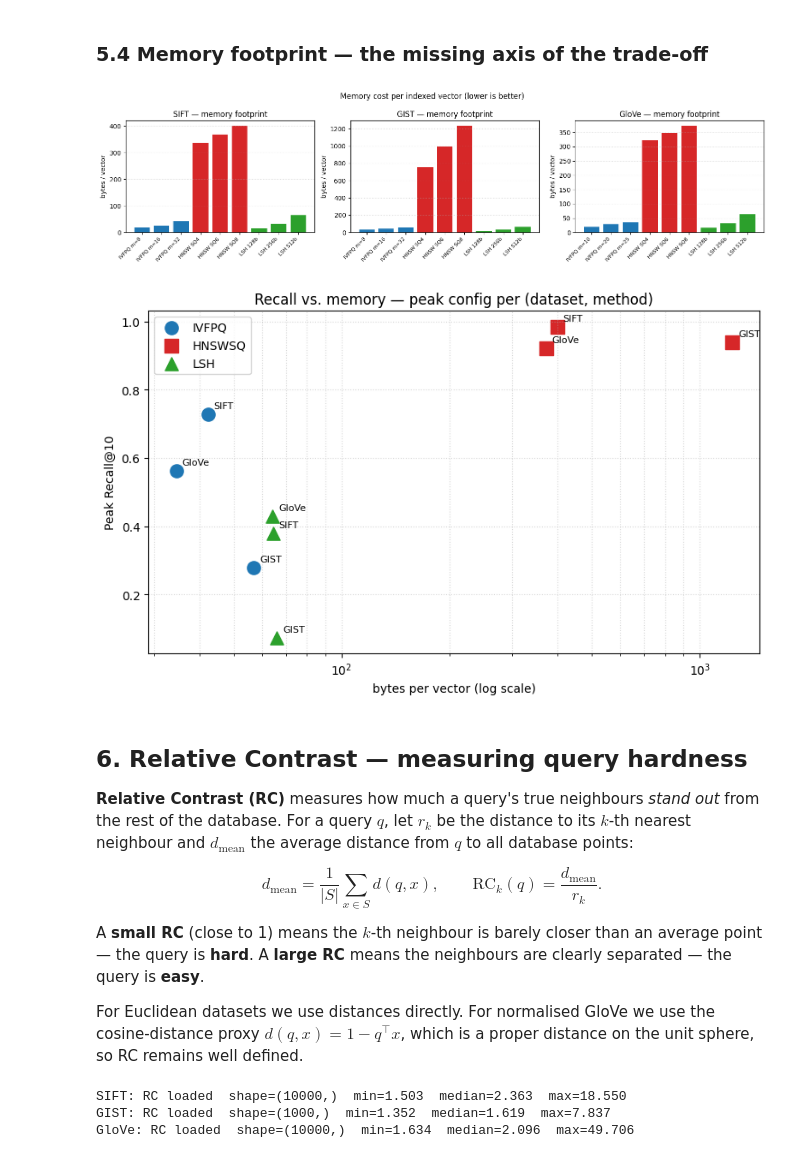
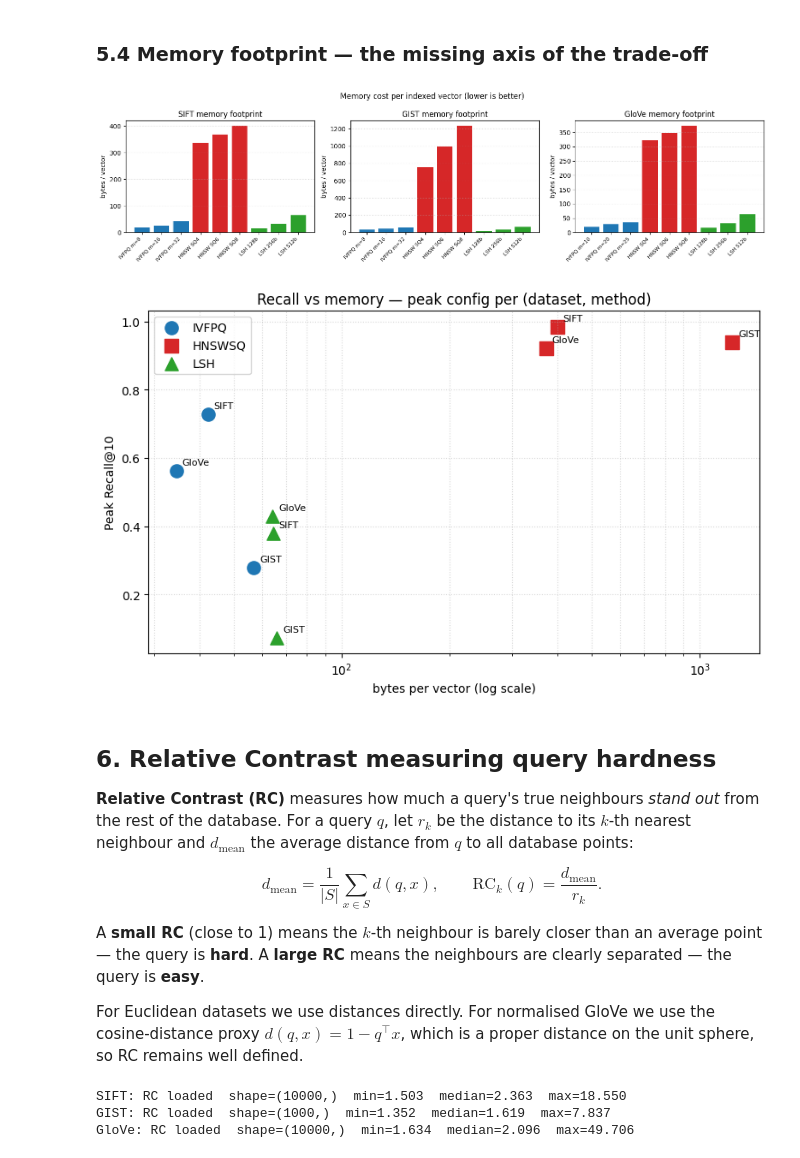
Before and after one commit to Dimitrispap123/Evaluations-of-Vector-Search-Methods-with-FAISS, a Jupyter notebook: faiss_vector_search.ipynb, the cells around one changed output. Drawn from its saved outputs; the diff is of its cells as text; code cells hidden in the pictures.

```diff
--- a/faiss_vector_search.ipynb
+++ b/faiss_vector_search.ipynb
@@ -446,7 +434,7 @@ peak = (results
 
 peak["rank"]   = peak.groupby("dataset")["recall"].rank(method="dense",
                                                         ascending=False).astype(int)
-peak["winner"] = peak["rank"].map({1: "★", 2: "·", 3: " "})
+peak["winner"] = peak["rank"].map({1: "1st", 2: "2nd", 3: "3rd"})
 
 peak = peak.sort_values(["dataset", "rank"]).reset_index(drop=True)
 
@@ -590,7 +578,7 @@ else:
         ax.set_xticks(range(len(labels)))
         ax.set_xticklabels(labels, rotation=45, ha="right", fontsize=8)
         ax.set_ylabel("bytes / vector")
-        ax.set_title(f"{ds} — memory footprint")
+        ax.set_title(f"{ds} memory footprint")
         ax.grid(True, axis="y", ls=":", alpha=0.5)
     fig.suptitle("Memory cost per indexed vector (lower is better)")
     fig.tight_layout()
@@ -600,38 +588,38 @@ else:
     peak = (results.loc[results.groupby(["dataset", "method"])["recall"].idxmax()]
             [["dataset", "method", "m", "sq_bits", "nbits", "recall"]])
 
     def _mem_for(row):
         q = mem[(mem.dataset == row.dataset) & (mem.method == row.method)]
         if row.method == "IVFPQ":   q = q[q.m == row.m]
         if row.method == "HNSWSQ":  q = q[q.sq_bits == row.sq_bits]
         if row.method == "LSH":     q = q[q.nbits == row.nbits]
         return q.bytes_per_vector.values[0] if len(q) else np.nan
 
     peak["bytes_per_vector"] = peak.apply(_mem_for, axis=1)
 
     fig, ax = plt.subplots(figsize=(8, 5))
     for method in ("IVFPQ", "HNSWSQ", "LSH"):
         d = peak[peak.method == method]
         ax.scatter(d.bytes_per_vector, d.recall,
                    marker=MARKERS[method], color=COLORS[method],
                    s=120, label=method)
         for _, r in d.iterrows():
             ax.annotate(r.dataset, (r.bytes_per_vector, r.recall),
                         fontsize=8, xytext=(5, 5), textcoords="offset points")
     ax.set_xscale("log")
     ax.set_xlabel("bytes per vector (log scale)")
     ax.set_ylabel("Peak Recall@10")
-    ax.set_title("Recall vs. memory — peak config per (dataset, method)")
+    ax.set_title("Recall vs memory — peak config per (dataset, method)")
     ax.grid(True, which="both", ls=":", alpha=0.5)
     ax.legend()
     fig.tight_layout()
     fig.savefig(os.path.join(PLOTS_DIR, "recall_vs_memory.png"), dpi=150)
     plt.show()
 # %% [output]
-[figure, old version]
+[figure, new version]
 [figure]
 # %% [markdown]
-## 6. Relative Contrast — measuring query hardness
+## 6. Relative Contrast measuring query hardness
 
 **Relative Contrast (RC)** measures how much a query's true neighbours *stand
 out* from the rest of the database. For a query $q$, let $r_k$ be the distance
```
Also changed, not shown: parts of 9 cells of this notebook, 5 other files.
